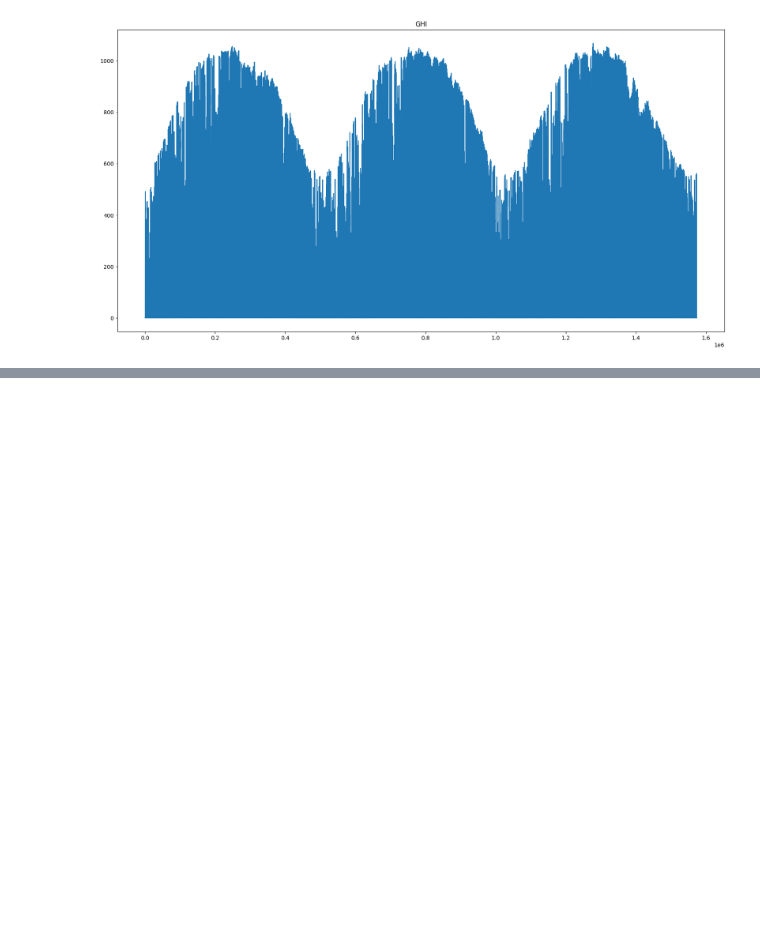
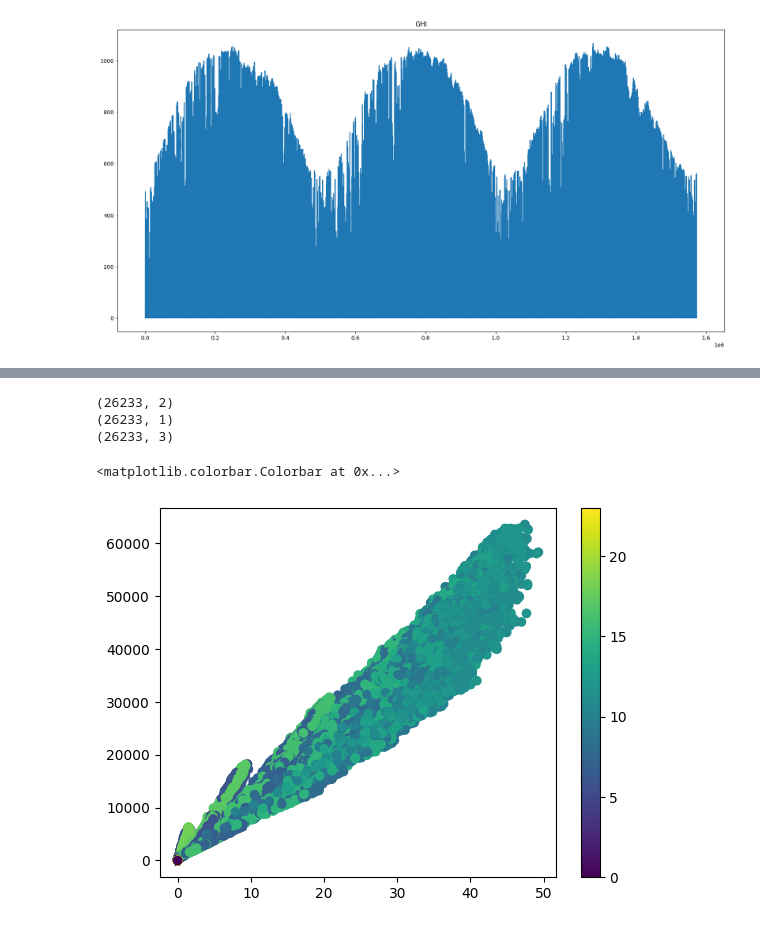
Before and after one commit to Watson15/cucai2025, a Jupyter notebook: code/combined.ipynb, the cells around one changed output, grey strips where cells are left out. Saved outputs shown, nothing was run; the diff lists cells and outputs as text; code cells hidden in the pictures; blank space fills up the shorter version.

```diff
--- a/code/combined.ipynb
+++ b/code/combined.ipynb
@@ -305,11 +296,11 @@ SPP_mean_df.reset_index(inplace=True)
 # Save the combined DataFrame to a new CSV file
 SPP_mean_df.to_csv(r'D:\super\Documents\Documents\aiCLub\PSML\Minute-level Load and Renewable\SPP_combined_mean.csv', index=False)
 # %%
-SPP_mean_df = pd.read_csv(r'D:\super\Documents\Documents\aiCLub\PSML\Minute-level Load and Renewable\SPP_combined_mean.csv', delimiter = ',')
-NYISO_mean_df = pd.read_csv(r'D:\super\Documents\Documents\aiCLub\PSML\Minute-level Load and Renewable\NYISO_combined_mean.csv', delimiter = ',')
-PJM_mean_df = pd.read_csv(r'D:\super\Documents\Documents\aiCLub\PSML\Minute-level Load and Renewable\PJM_combined_mean.csv', delimiter = ',')
-ERCOT_mean_df = pd.read_csv(r'D:\super\Documents\Documents\aiCLub\PSML\Minute-level Load and Renewable\ERCOT_combined_mean.csv', delimiter = ',')
-MISO_mean_df = pd.read_csv(r'D:\super\Documents\Documents\aiCLub\PSML\Minute-level Load and Renewable\MISO_combined_mean.csv', delimiter = ',')
+# SPP_mean_df = pd.read_csv(r'D:\super\Documents\Documents\aiCLub\PSML\Minute-level Load and Renewable\SPP_combined_mean.csv', delimiter = ',')
+# NYISO_mean_df = pd.read_csv(r'D:\super\Documents\Documents\aiCLub\PSML\Minute-level Load and Renewable\NYISO_combined_mean.csv', delimiter = ',')
+# PJM_mean_df = pd.read_csv(r'D:\super\Documents\Documents\aiCLub\PSML\Minute-level Load and Renewable\PJM_combined_mean.csv', delimiter = ',')
+# ERCOT_mean_df = pd.read_csv(r'D:\super\Documents\Documents\aiCLub\PSML\Minute-level Load and Renewable\ERCOT_combined_mean.csv', delimiter = ',')
+# MISO_mean_df = pd.read_csv(r'D:\super\Documents\Documents\aiCLub\PSML\Minute-level Load and Renewable\MISO_combined_mean.csv', delimiter = ',')
 CAISO_mean_df = pd.read_csv(r'D:\super\Documents\Documents\aiCLub\PSML\Minute-level Load and Renewable\CAISO_combined_mean.csv', delimiter = ',')
 # %%
 
@@ -372,0 +374,18 @@ CAISO
+# %%
+def sum_attributes_per_interval(df, interval):
+    results = []
+    for i in range(0, len(df), interval):
+    # Calculate the sum of solar_power for the current chunk
+        sum_solar_power = df["solar_power"].iloc[i:i+interval].sum()
+        sum_GHI = df["GHI"].iloc[i:i+interval].sum()
+
+        # Get the final time value in the chunk
+        #final_time = df["time"].iloc[min(i+interval, len(df))-1]
+
+        # Append the results to the list
+        results.append([sum_solar_power, sum_GHI])
+
+    # Convert the list of results to a DataFrame
+    #sum_df = pd.DataFrame(results)
+    results = np.array(results)
+    return results
@@ -372,0 +420,16 @@ CAISO
+# %%
+interval = 60
+sum_np = sum_attributes_per_interval(CAISO_df, interval)
+print(sum_np.shape)
+a = np.arange(len(sum_np)).reshape(-1,1)%24
+print(a.shape)
+sum_np= np.hstack([sum_np, a])
+print(sum_np.shape)
+plt.scatter(sum_np[:,0], sum_np[:,1], c=sum_np[:,2])
+plt.colorbar()
+# %% [output]
+(26233, 2)
+(26233, 1)
+(26233, 3)
+<matplotlib.colorbar.Colorbar at 0x...>
+[figure, added]
```
Also changed, not shown: parts of 11 cells of this notebook.
